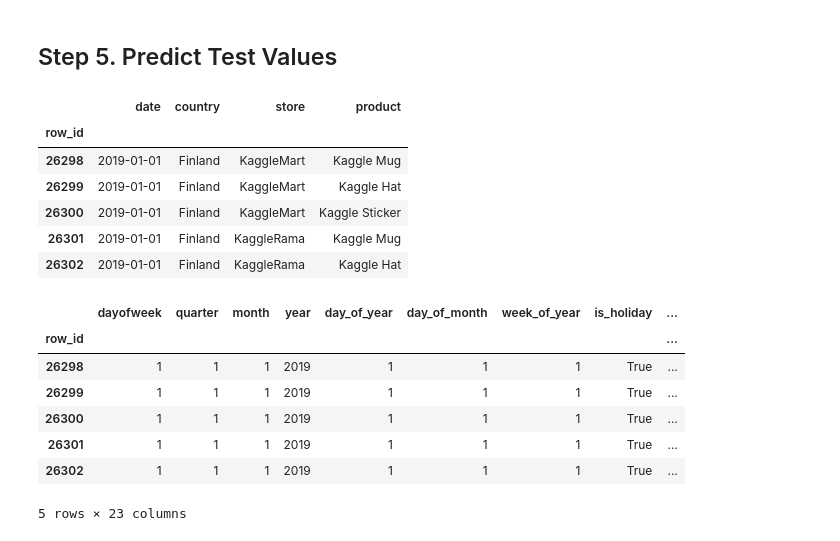
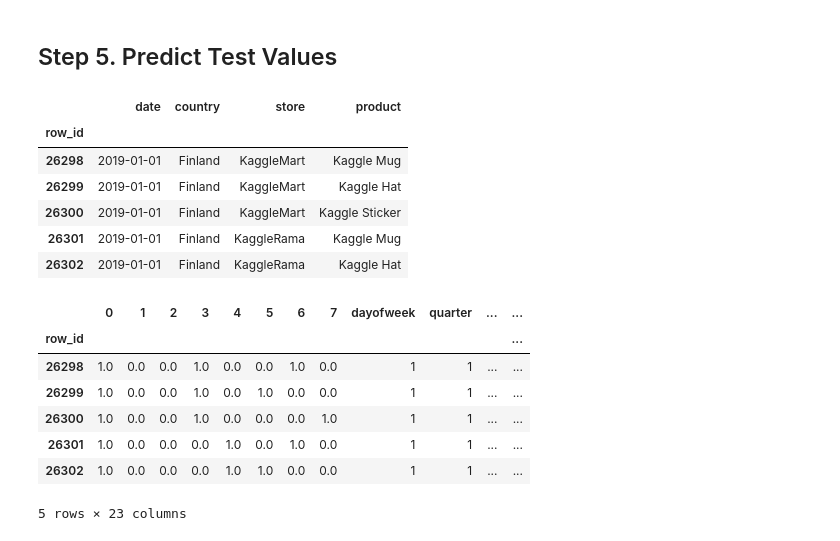
Before and after one commit to robinonsay/tabular-playground-series-jan-2022, a Jupyter notebook: xgboost.ipynb, the cells around one changed output. Saved outputs shown, nothing was run; the diff lists cells and outputs as text; code cells hidden in the pictures.

```diff
--- a/xgboost.ipynb
+++ b/xgboost.ipynb
@@ -29,3 +29,15 @@ display(stores_data.tail())
 | 26295 | 2018-12-31 | Sweden | KaggleRama | Kaggle Mug | 1004 |
 | 26296 | 2018-12-31 | Sweden | KaggleRama | Kaggle Hat | 1441 |
 | 26297 | 2018-12-31 | Sweden | KaggleRama | Kaggle Sticker | 388 |
+# %%
+def one_hot_encode(df):
+    s = (df.dtypes == 'object')
+    object_cols = list(s[s].index)
+    oh_encoder = OneHotEncoder(handle_unknown='ignore', sparse=False)
+    oh_df = pd.DataFrame(oh_encoder.fit_transform(df[object_cols]))
+    oh_df.index = df.index
+    num_cols = df.drop(object_cols, axis=1)
+    df = pd.concat([num_cols, oh_df], axis=1)
+    df.columns = df.columns.astype(str)
+    oh_df.columns = oh_df.columns.astype(str)
+    return df, list(oh_df.columns)
@@ -95,11 +108,0 @@ display(X_val.head())
-# %%
-def one_hot_encode(df):
-    s = (df.dtypes == 'object')
-    object_cols = list(s[s].index)
-    oh_encoder = OneHotEncoder(handle_unknown='ignore', sparse=False)
-    oh_df = pd.DataFrame(oh_encoder.fit_transform(df[object_cols]))
-    oh_df.index = df.index
-    num_cols = df.drop(object_cols, axis=1)
-    df = pd.concat([num_cols, oh_df], axis=1)
-    df.columns = df.columns.astype(str)
-    return df
@@ -171,29 +161,27 @@ XGBRegressor(base_score=0.5, booster='gbtree', colsample_bylevel=1,
 # %%
 test_df = pd.read_csv("data/test.csv", index_col='row_id')
 test_df['date'] = pd.to_datetime(test_df['date'], format='%Y-%m-%d')
 display(test_df.head())
 _ = create_time_features(test_df)
+test_df, _ = one_hot_encode(test_df)
+test_X = test_df[features]
+display(test_X.head())
 # %% [output]
 |  | date | country | store | product |
 | row_id |  |  |  |  |
 | 26298 | 2019-01-01 | Finland | KaggleMart | Kaggle Mug |
 | 26299 | 2019-01-01 | Finland | KaggleMart | Kaggle Hat |
 | 26300 | 2019-01-01 | Finland | KaggleMart | Kaggle Sticker |
 | 26301 | 2019-01-01 | Finland | KaggleRama | Kaggle Mug |
 | 26302 | 2019-01-01 | Finland | KaggleRama | Kaggle Hat |
+|  | 0 | 1 | 2 | 3 | 4 | 5 | 6 | 7 | dayofweek | quarter | ... | ... |
+| row_id |  |  |  |  |  |  |  |  |  |  |  | ... |
+| 26298 | 1.0 | 0.0 | 0.0 | 1.0 | 0.0 | 0.0 | 1.0 | 0.0 | 1 | 1 | ... | ... |
+| 26299 | 1.0 | 0.0 | 0.0 | 1.0 | 0.0 | 1.0 | 0.0 | 0.0 | 1 | 1 | ... | ... |
+| 26300 | 1.0 | 0.0 | 0.0 | 1.0 | 0.0 | 0.0 | 0.0 | 1.0 | 1 | 1 | ... | ... |
+| 26301 | 1.0 | 0.0 | 0.0 | 0.0 | 1.0 | 0.0 | 1.0 | 0.0 | 1 | 1 | ... | ... |
+| 26302 | 1.0 | 0.0 | 0.0 | 0.0 | 1.0 | 1.0 | 0.0 | 0.0 | 1 | 1 | ... | ... |
+5 rows × 23 columns
-# %%
-test_X = test_df[features]
-test_X = one_hot_encode(test_X)
-display(test_X.head())
-# %% [output]
-|  | dayofweek | quarter | month | year | day_of_year | day_of_month | week_of_year | is_holiday | ... |
-| row_id |  |  |  |  |  |  |  |  | ... |
-| 26298 | 1 | 1 | 1 | 2019 | 1 | 1 | 1 | True | ... |
-| 26299 | 1 | 1 | 1 | 2019 | 1 | 1 | 1 | True | ... |
-| 26300 | 1 | 1 | 1 | 2019 | 1 | 1 | 1 | True | ... |
-| 26301 | 1 | 1 | 1 | 2019 | 1 | 1 | 1 | True | ... |
-| 26302 | 1 | 1 | 1 | 2019 | 1 | 1 | 1 | True | ... |
-5 rows × 23 columns
 # %%
 predictions = np.round(xgb_model.predict(test_X))
 test_df['num_sold'] = np.int64(predictions)
```
Also changed, not shown: parts of 9 cells of this notebook, 1 other file.
